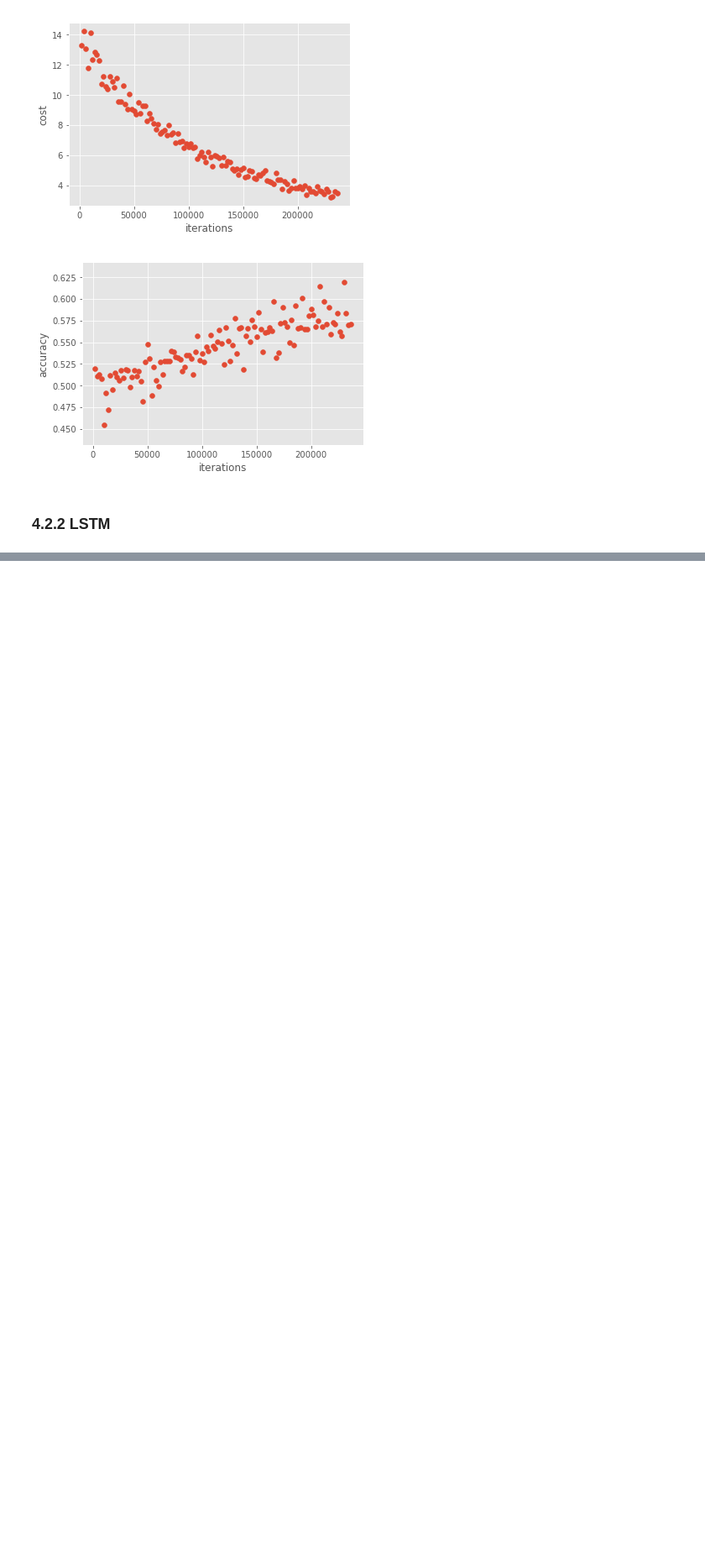
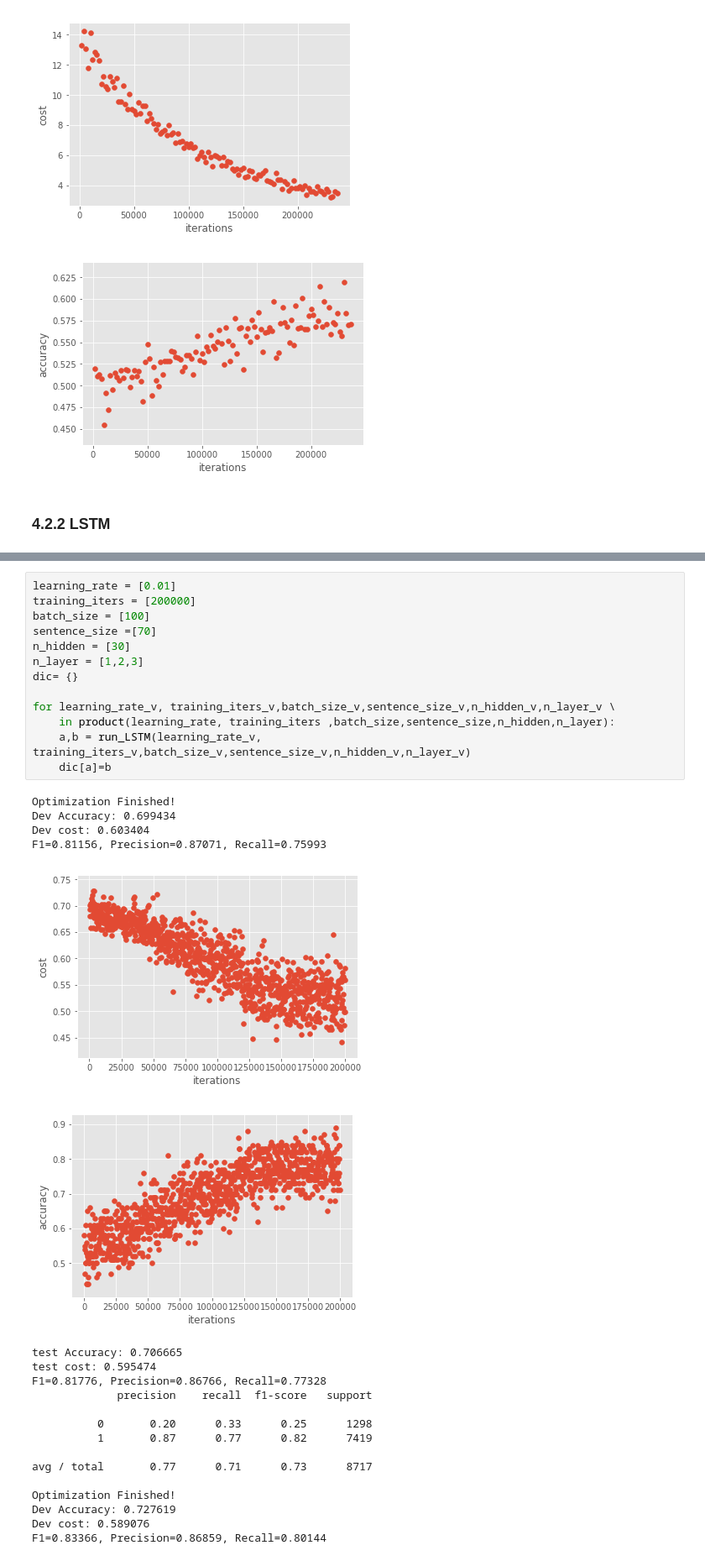
Before and after one commit to yannie/w266-final-project, a Jupyter notebook: W266_Amazon_Review_Helpfuless_Notebook.ipynb, the cells around one changed output, grey strips where cells are left out. Shown at 84% size. Cells and saved outputs as stored; diff of their text form; blank space fills up the shorter version.

```diff
--- a/W266_Amazon_Review_Helpfuless_Notebook.ipynb
+++ b/W266_Amazon_Review_Helpfuless_Notebook.ipynb
@@ -1452,3 +1477,37 @@ for learning_rate_v, training_iters_v,batch_size_v,sentence_size_v,n_hidden_v,n_
     dic[a]=b
 # %% [output]
 Optimization Finished!
+# %%
+learning_rate = [0.01]
+training_iters = [200000]
+batch_size = [100]
+sentence_size =[70]
+n_hidden = [30]
+n_layer = [1,2,3]
+dic= {}
+
+for learning_rate_v, training_iters_v,batch_size_v,sentence_size_v,n_hidden_v,n_layer_v \
+    in product(learning_rate, training_iters ,batch_size,sentence_size,n_hidden,n_layer):
+    a,b = run_LSTM(learning_rate_v, training_iters_v,batch_size_v,sentence_size_v,n_hidden_v,n_layer_v)
+    dic[a]=b
+# %% [output]
+Optimization Finished!
+Dev Accuracy: 0.699434
+Dev cost: 0.603404
+F1=0.81156, Precision=0.87071, Recall=0.75993
+[figure, added]
+[figure, added]
+test Accuracy: 0.706665
+test cost: 0.595474
+F1=0.81776, Precision=0.86766, Recall=0.77328
+             precision    recall  f1-score   support
+
+          0       0.20      0.33      0.25      1298
+          1       0.87      0.77      0.82      7419
+
+avg / total       0.77      0.71      0.73      8717
+
+Optimization Finished!
+Dev Accuracy: 0.727619
+Dev cost: 0.589076
+F1=0.83366, Precision=0.86859, Recall=0.80144
```
Also changed, not shown: parts of 4 cells of this notebook.
